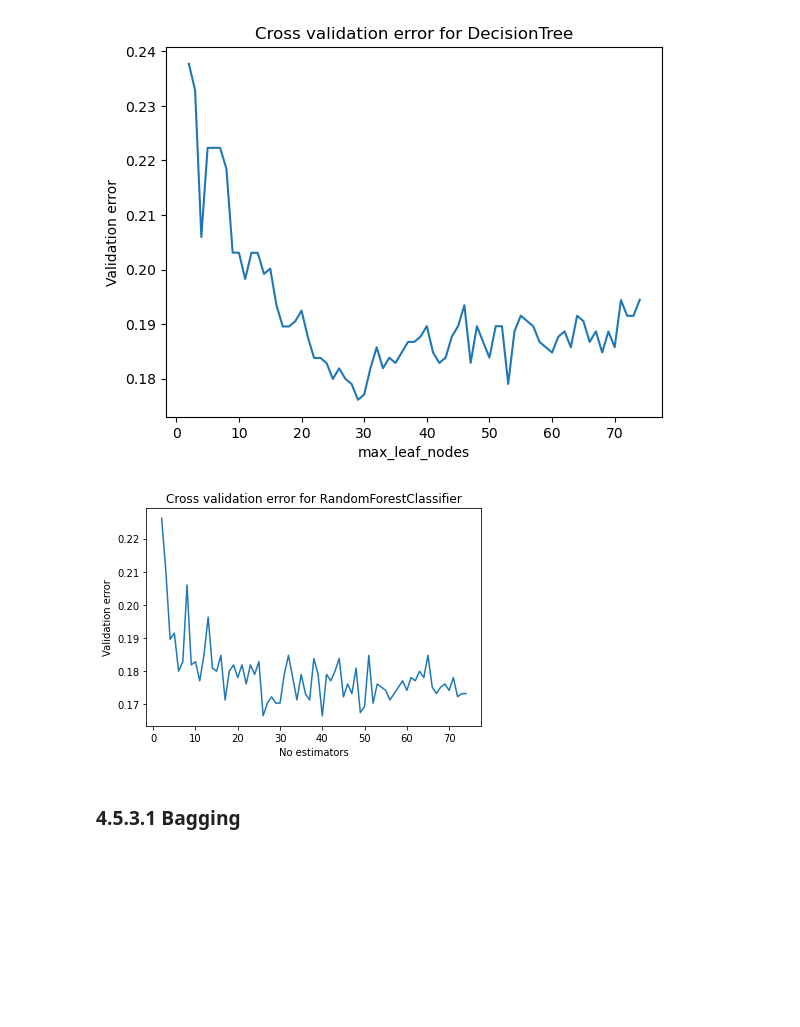
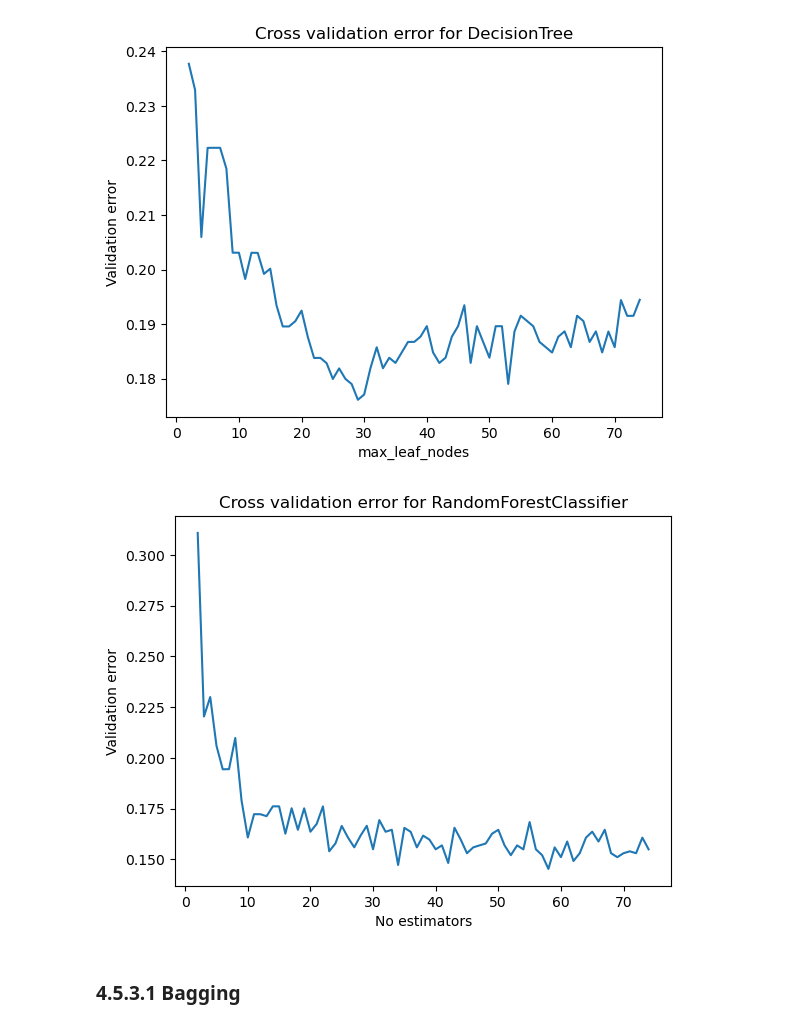
Before and after one commit to emiresenov/StatML-G37, a Jupyter notebook: GroupProject.ipynb, the cells around one changed output. Drawn from its saved outputs; the diff is of its cells as text; code cells hidden in the pictures; blank space fills up the shorter version.

```diff
--- a/GroupProject.ipynb
+++ b/GroupProject.ipynb
@@ -192,7 +192,7 @@ def crossValidation(K, model_n, n_fold = 10):
             elif (model_n == 32):
                 model = tree.DecisionTreeClassifier(max_leaf_nodes=k)
             elif (model_n == 33):
-                model = RandomForestClassifier(n_estimators=k, max_leaf_nodes=30)
+                model = RandomForestClassifier(n_estimators=k)
             elif (model_n == 99):
                 model = naiveModel
 
@@ -317,16 +287,15 @@ plt.show()
 # %%
 # Random Forest
 np.random.seed(1)
-K = np.arange(2, 75)
 misclassification = crossValidation(K, model_n = 33)
 
 plt.plot(K, misclassification)
 plt.title('Cross validation error for RandomForestClassifier')
 plt.xlabel('No estimators')
 plt.ylabel('Validation error')
 plt.show()
 # %% [output]
-[figure, old version]
+[figure, new version]
 # %% [markdown]
 ### 4.5.3.1 Bagging
 # %%
```
Also changed, not shown: parts of 9 cells of this notebook.
